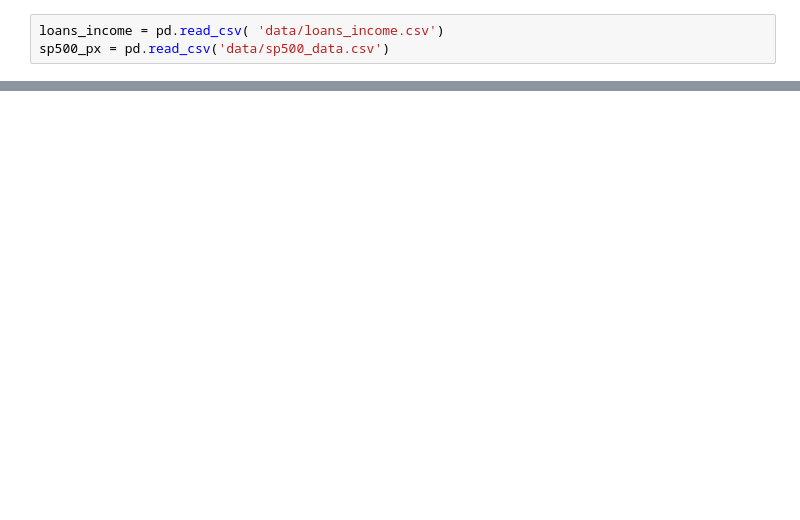
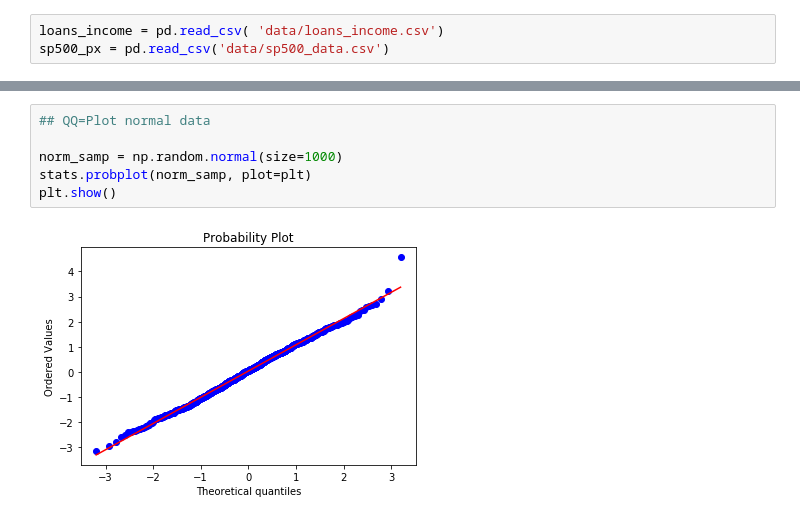
Before and after one commit to AdolfoCastilloC/StatisticsForDS, a Jupyter notebook: Chapter2_Python.ipynb, the cells around one changed output, grey strips where cells are left out. Saved outputs shown, nothing was run; the diff lists cells and outputs as text; blank space fills up the shorter version.

```diff
--- a/Chapter2_Python.ipynb
+++ b/Chapter2_Python.ipynb
@@ -22,0 +53,8 @@ plt.show()
+# %%
+## QQ=Plot normal data
+
+norm_samp = np.random.normal(size=1000)
+stats.probplot(norm_samp, plot=plt)
+plt.show()
+# %% [output]
+[figure, added]
```
Also changed, not shown: parts of 10 cells of this notebook, 1 other file.
